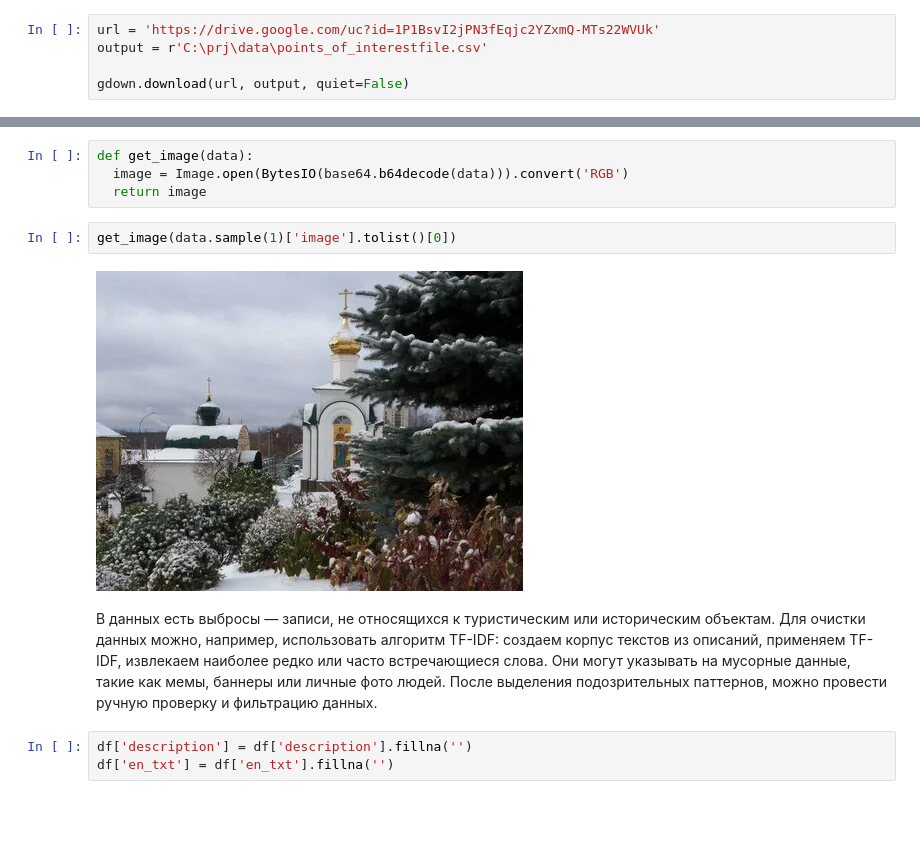
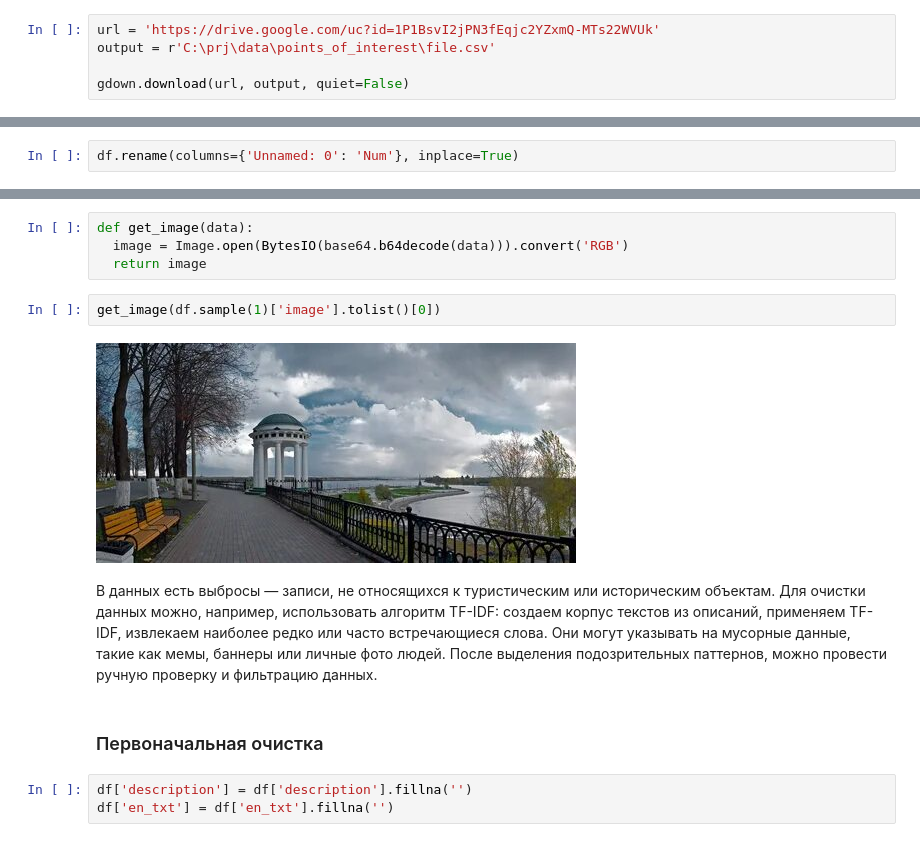
Before and after one commit to alex-chin/dls_part_2_nlp, a Jupyter notebook: week_08_chatgpt_instruction_tuning_RAG/Homework/hw05_rag.ipynb, the cells around one changed output, grey strips where cells are left out. Saved outputs shown, nothing was run; the diff lists cells and outputs as text; blank space fills up the shorter version.

```diff
--- a/week_08_chatgpt_instruction_tuning_RAG/Homework/hw05_rag.ipynb
+++ b/week_08_chatgpt_instruction_tuning_RAG/Homework/hw05_rag.ipynb
@@ -52,7 +52,7 @@ from ragatouille import RAGPretrainedModel
 import gdown
 # %%
 url = 'https://drive.google.com/uc?id=1P1BsvI2jPN3fEqjc2YZxmQ-MTs22WVUk'
-output = r'C:\prj\data\points_of_interestfile.csv'
+output = r'C:\prj\data\points_of_interest\file.csv'
 
 gdown.download(url, output, quiet=False)
 # %% [output]
@@ -95,0 +102,2 @@ memory usage: 1.0+ MB
+# %%
+df.rename(columns={'Unnamed: 0': 'Num'}, inplace=True)
@@ -123,11 +136,13 @@ def get_image(data):
   image = Image.open(BytesIO(base64.b64decode(data))).convert('RGB')
   return image
 # %%
-get_image(data.sample(1)['image'].tolist()[0])
+get_image(df.sample(1)['image'].tolist()[0])
 # %% [output]
-[figure, old version]
+[figure, new version]
 # %% [markdown]
 В данных есть выбросы — записи, не относящихся к туристическим или историческим объектам. Для очистки данных можно, например, использовать алгоритм TF-IDF: создаем корпус текстов из описаний, применяем TF-IDF, извлекаем наиболее редко или часто встречающиеся слова. Они могут указывать на мусорные данные, такие как мемы, баннеры или личные фото людей. После выделения подозрительных паттернов, можно провести ручную проверку и фильтрацию данных.
+# %% [markdown]
+### Первоначальная очистка
 # %%
 df['description'] = df['description'].fillna('')
 df['en_txt'] = df['en_txt'].fillna('')
```
Also changed, not shown: parts of 15 cells of this notebook.
